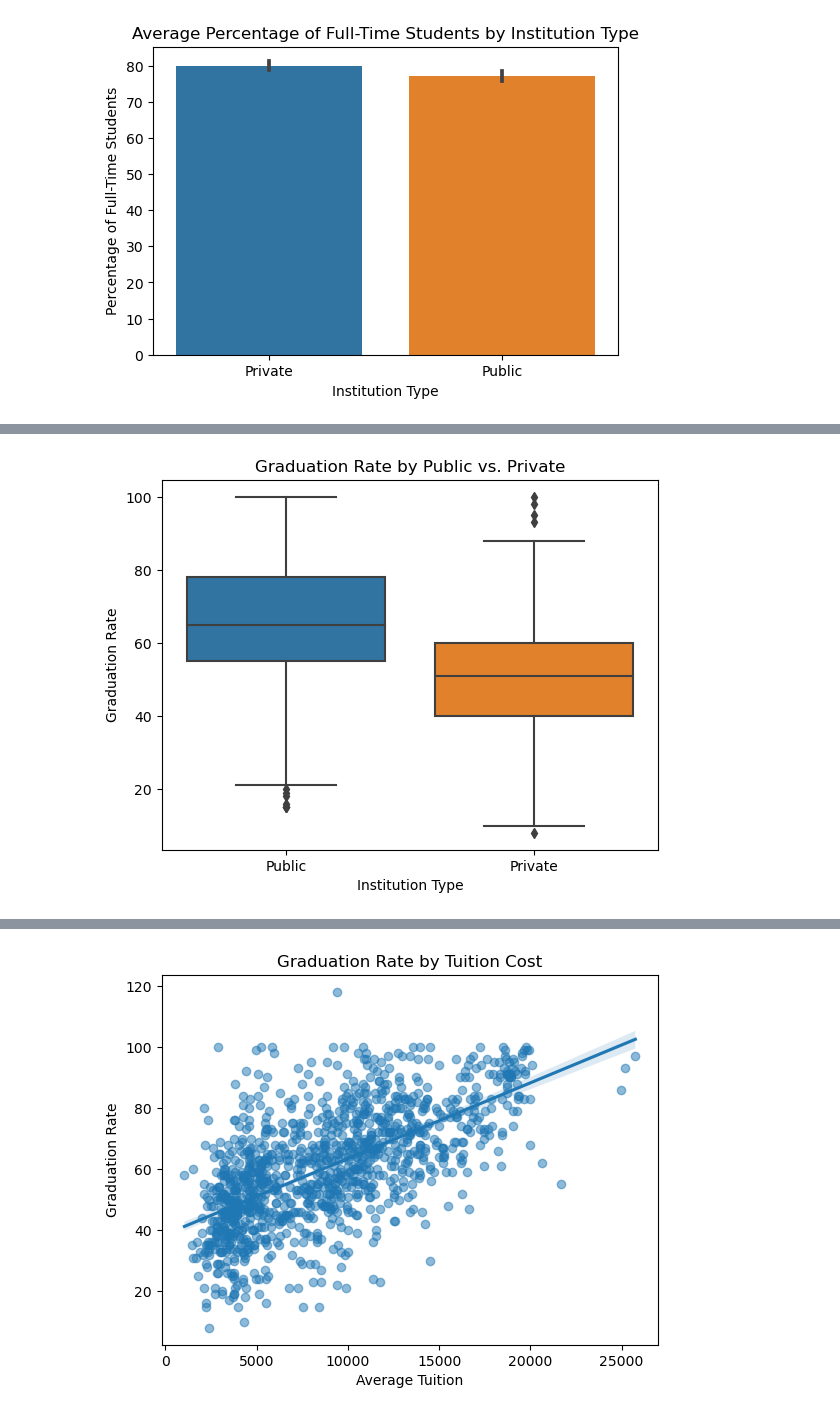
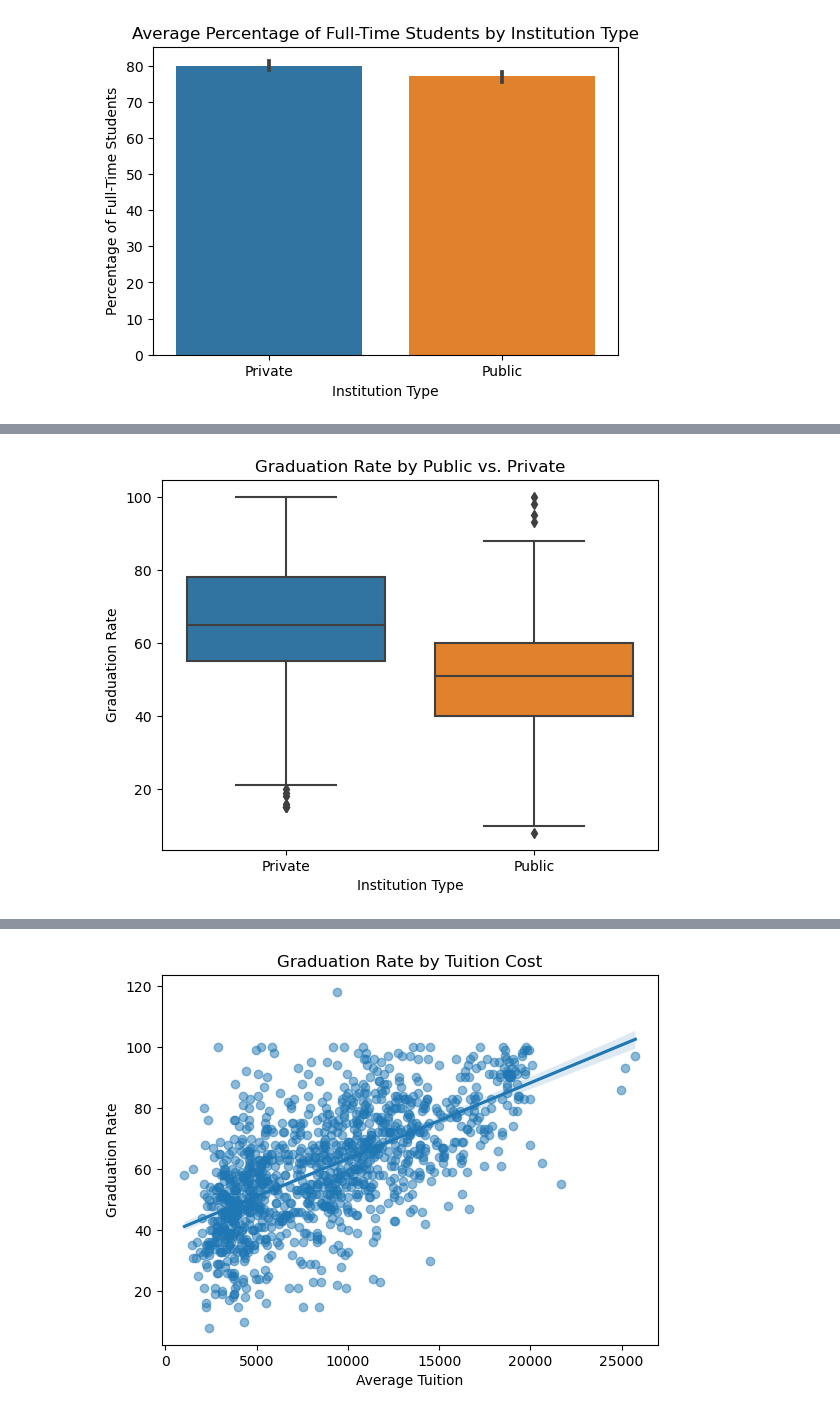
Before and after one commit to jamesleemeredith/Dexian-Technical-Challenge, a Jupyter notebook: full_analysis.ipynb, the cells around one changed output, grey strips where cells are left out. Drawn from its saved outputs; the diff is of its cells as text; code cells hidden in the pictures.

Commit message:
Add Final Draft of full_analysis.ipynb

```diff
--- a/full_analysis.ipynb
+++ b/full_analysis.ipynb
@@ -583,10 +626,10 @@ plt.show()
 # %%
+# Visualization: Average Student Body Composition (Full-time vs. Part-time)
 sns.boxplot(x='institution_type', y='graduation_rate', data=df)
 plt.title('Graduation Rate by Public vs. Private')
 plt.xlabel('Institution Type')
-plt.xticks(ticks=[0, 1], labels=['Public', 'Private'])
 plt.ylabel('Graduation Rate')
 plt.show()
 # %% [output]
-[figure, old version]
+[figure, new version]
 # %%
```
Also changed, not shown: parts of 20 cells of this notebook.
